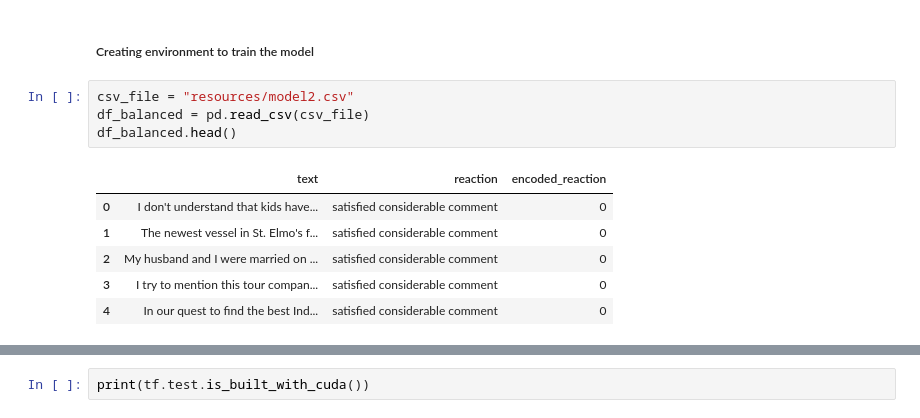
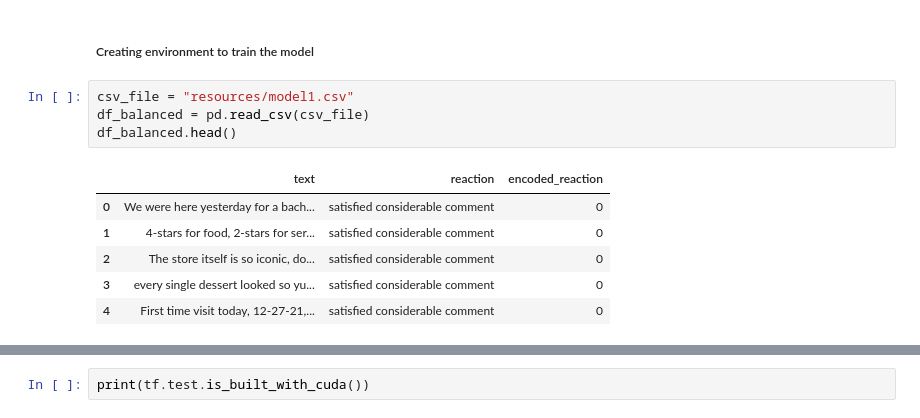
Before and after one commit to vimukthi69/DeepLearning_Project, a Jupyter notebook: Model_2.ipynb, the cells around one changed output, grey strips where cells are left out. Drawn from its saved outputs; the diff is of its cells as text.

```diff
--- a/Model_2.ipynb
+++ b/Model_2.ipynb
@@ -13,16 +13,16 @@ import seaborn as sn
 # %% [markdown]
 ##### Creating environment to train the model
 # %%
-csv_file = "resources/model2.csv"
+csv_file = "resources/model1.csv"
 df_balanced = pd.read_csv(csv_file)
 df_balanced.head()
 # %% [output]
 |  | text | reaction | encoded_reaction |
-| 0 | I don't understand that kids have... | satisfied considerable comment | 0 |
-| 1 | The newest vessel in St. Elmo's f... | satisfied considerable comment | 0 |
-| 2 | My husband and I were married on ... | satisfied considerable comment | 0 |
-| 3 | I try to mention this tour compan... | satisfied considerable comment | 0 |
-| 4 | In our quest to find the best Ind... | satisfied considerable comment | 0 |
+| 0 | We were here yesterday for a bach... | satisfied considerable comment | 0 |
+| 1 | 4-stars for food, 2-stars for ser... | satisfied considerable comment | 0 |
+| 2 | The store itself is so iconic, do... | satisfied considerable comment | 0 |
+| 3 | every single dessert looked so yu... | satisfied considerable comment | 0 |
+| 4 | First time visit today, 12-27-21,... | satisfied considerable comment | 0 |
 # %%
 from tensorflow.python.client import device_lib
 print(device_lib.list_local_devices())
```
Also changed, not shown: parts of 8 cells of this notebook.
